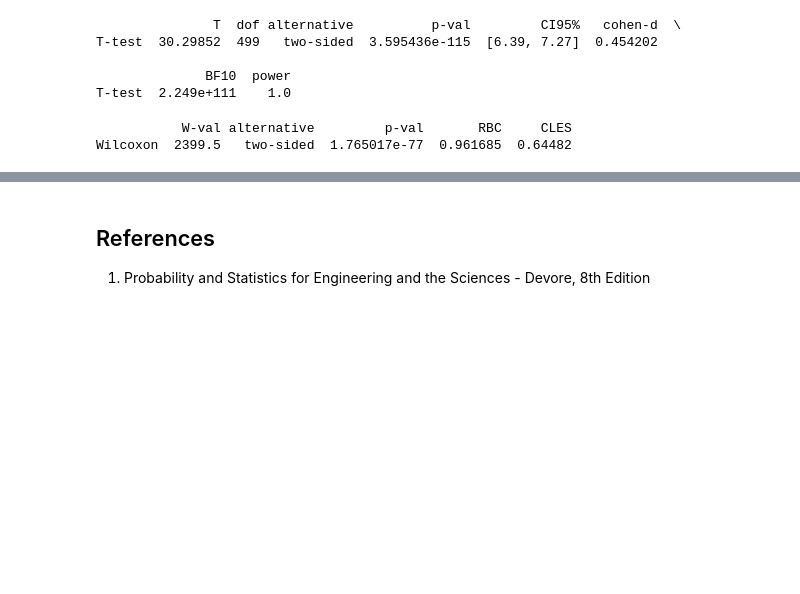
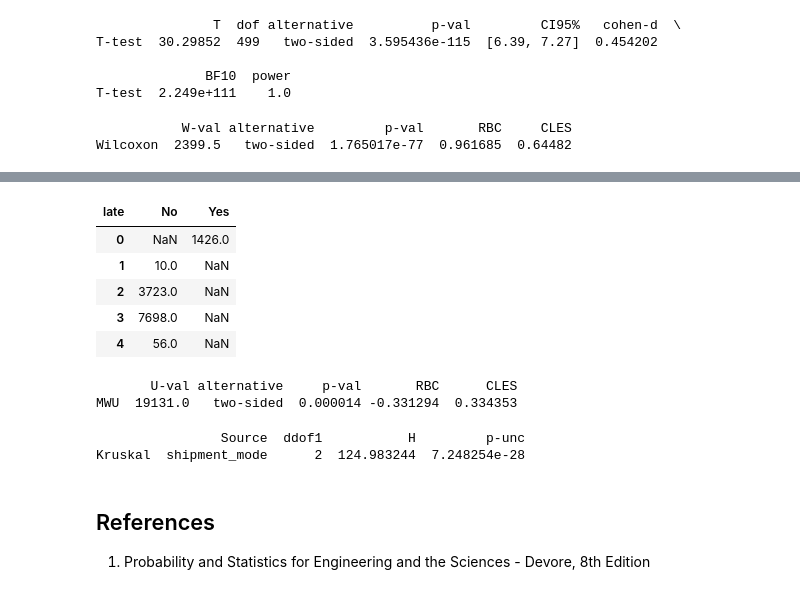
Before and after one commit to MichaelSzczepaniak/DataCamp, a Jupyter notebook: Tracks/Associate Data Scientist/29 Hypothesis Testing in Python/HypothesisTesting.ipynb, the cells around one changed output, grey strips where cells are left out. Drawn from its saved outputs; the diff is of its cells as text; code cells hidden in the pictures; blank space fills up the shorter version.

Commit message:
finish section on non-parametric tests

```diff
--- a/Tracks/Associate Data Scientist/29 Hypothesis Testing in Python/HypothesisTesting.ipynb
+++ b/Tracks/Associate Data Scientist/29 Hypothesis Testing in Python/HypothesisTesting.ipynb
@@ -1394,3 +1489,39 @@ Wilcoxon  2399.5   two-sided  1.765017e-77  0.961685  0.64482
+# %%
+# Select the weight_kilograms and late columns
+weight_vs_late = late_shipments[['weight_kilograms', 'late']]
+
+# Convert weight_vs_late into wide format
+weight_vs_late_wide = weight_vs_late.pivot(columns='late',
+                                           values='weight_kilograms')
+weight_vs_late_wide.head()
+# %% [output]
+| late | No | Yes |
+| 0 | NaN | 1426.0 |
+| 1 | 10.0 | NaN |
+| 2 | 3723.0 | NaN |
+| 3 | 7698.0 | NaN |
+| 4 | 56.0 | NaN |
+# %%
+# Run a two-sided Wilcoxon-Mann-Whitney test on weight_kilograms vs. late
+wmw_test = pingouin.mwu(x=weight_vs_late_wide['No'],
+                        y=weight_vs_late_wide['Yes'])
+
+# Print the test results
+print(wmw_test)
+# %% [output]
+       U-val alternative     p-val       RBC      CLES
+MWU  19131.0   two-sided  0.000014 -0.331294  0.334353
+# %%
+# Kruskal-Wallis test on weight_kilograms vs. shipment_mode
+kw_test = pingouin.kruskal(data=late_shipments,
+                           dv='weight_kilograms',
+                           between='shipment_mode')
+
+# Print the results
+print(kw_test)
+# %% [output]
+                Source  ddof1           H         p-unc
+Kruskal  shipment_mode      2  124.983244  7.248254e-28
 # %% [markdown]
 ## References
 
```
Also changed, not shown: parts of 22 cells of this notebook.
